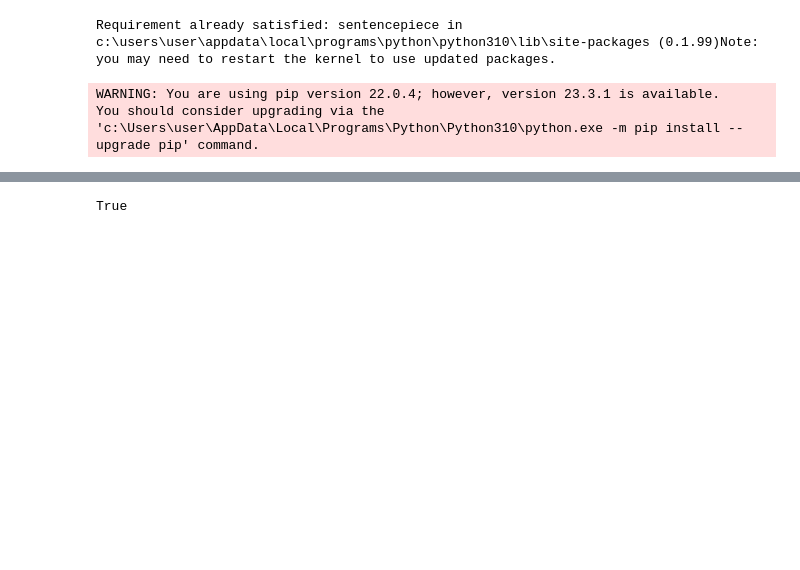
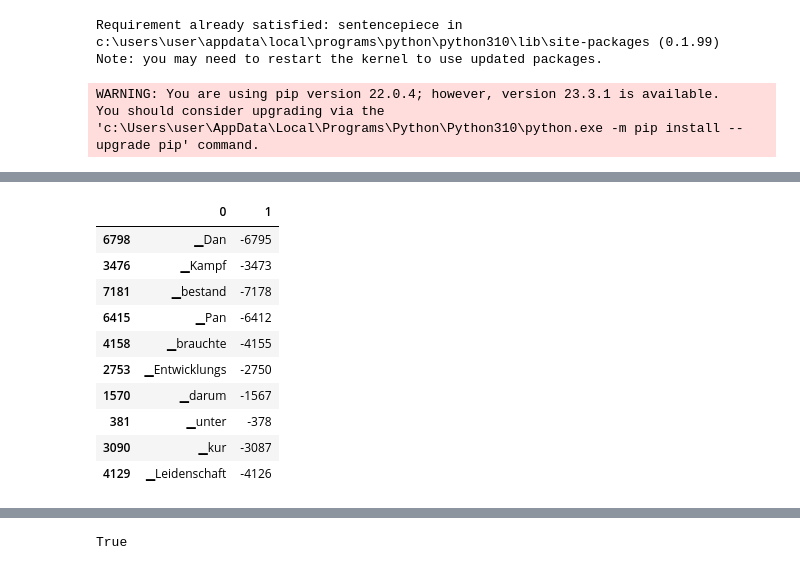
Before and after one commit to hmin27/Re-imple-transformer, a Jupyter notebook: Data_preprocess.ipynb, the cells around one changed output, grey strips where cells are left out. Drawn from its saved outputs; the diff is of its cells as text; code cells hidden in the pictures; blank space fills up the shorter version.

```diff
--- a/Data_preprocess.ipynb
+++ b/Data_preprocess.ipynb
@@ -59,0 +175,14 @@ vocab_list.sample(10)
+# %%
+vocab_de_list.sample(10)
+# %% [output]
+|  | 0 | 1 |
+| 6798 | ▁Dan | -6795 |
+| 3476 | ▁Kampf | -3473 |
+| 7181 | ▁bestand | -7178 |
+| 6415 | ▁Pan | -6412 |
+| 4158 | ▁brauchte | -4155 |
+| 2753 | ▁Entwicklungs | -2750 |
+| 1570 | ▁darum | -1567 |
+| 381 | ▁unter | -378 |
+| 3090 | ▁kur | -3087 |
+| 4129 | ▁Leidenschaft | -4126 |
```
Also changed, not shown: parts of 10 cells of this notebook.
